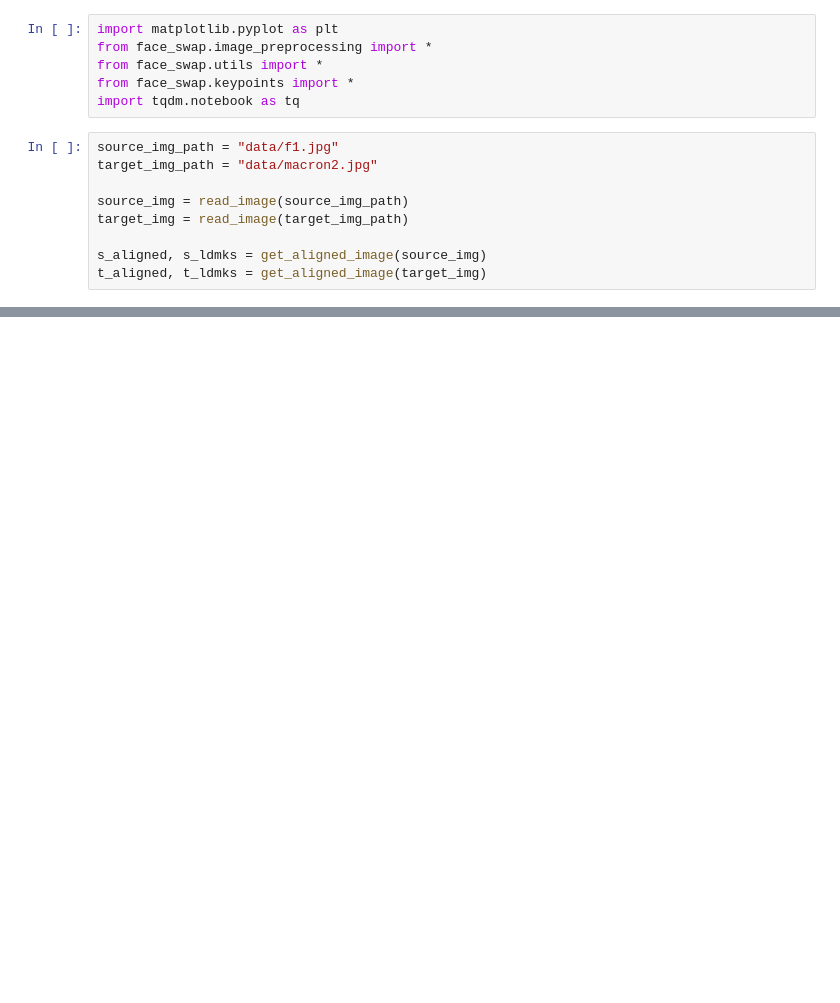
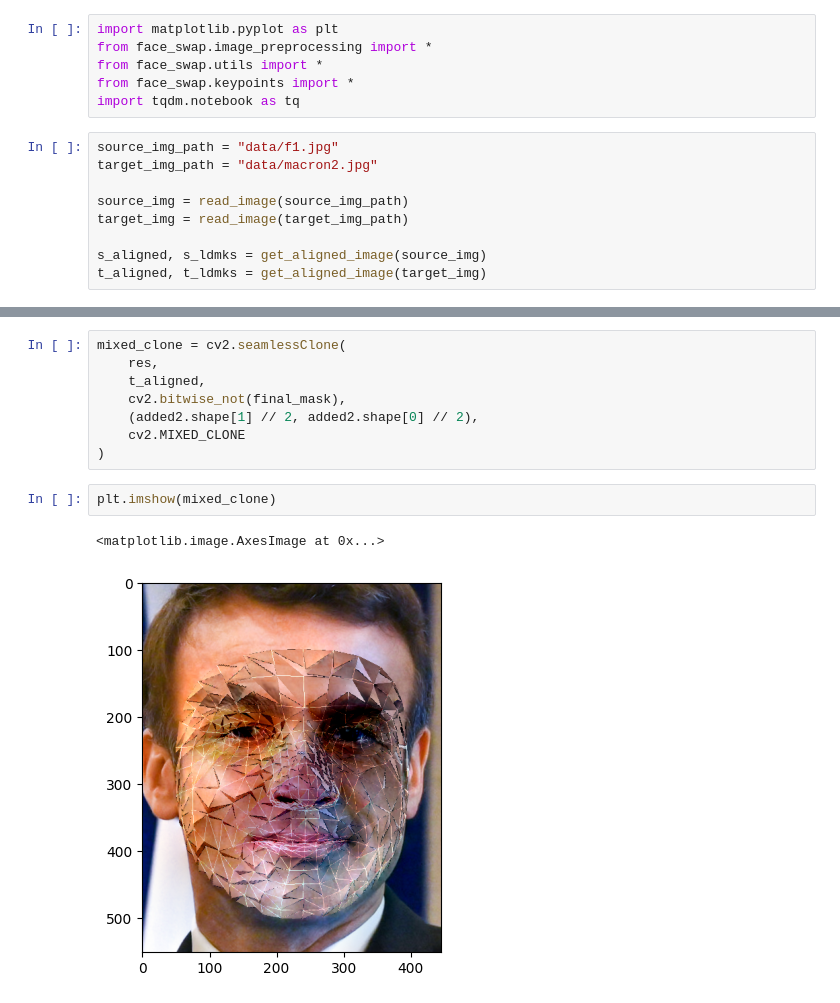
Before and after one commit to svspirivm/face-swap, a Jupyter notebook: all_triangles.ipynb, the cells around one changed output, grey strips where cells are left out. Saved outputs shown, nothing was run; the diff lists cells and outputs as text; blank space fills up the shorter version.

```diff
--- a/all_triangles.ipynb
+++ b/all_triangles.ipynb
@@ -69,0 +99,13 @@ plt.imshow(added)
+# %%
+mixed_clone = cv2.seamlessClone(
+    res,
+    t_aligned,
+    cv2.bitwise_not(final_mask),
+    (added2.shape[1] // 2, added2.shape[0] // 2),
+    cv2.MIXED_CLONE
+)
+# %%
+plt.imshow(mixed_clone)
+# %% [output]
+<matplotlib.image.AxesImage at 0x...>
+[figure, added]
```
Also changed, not shown: parts of 6 cells of this notebook.
